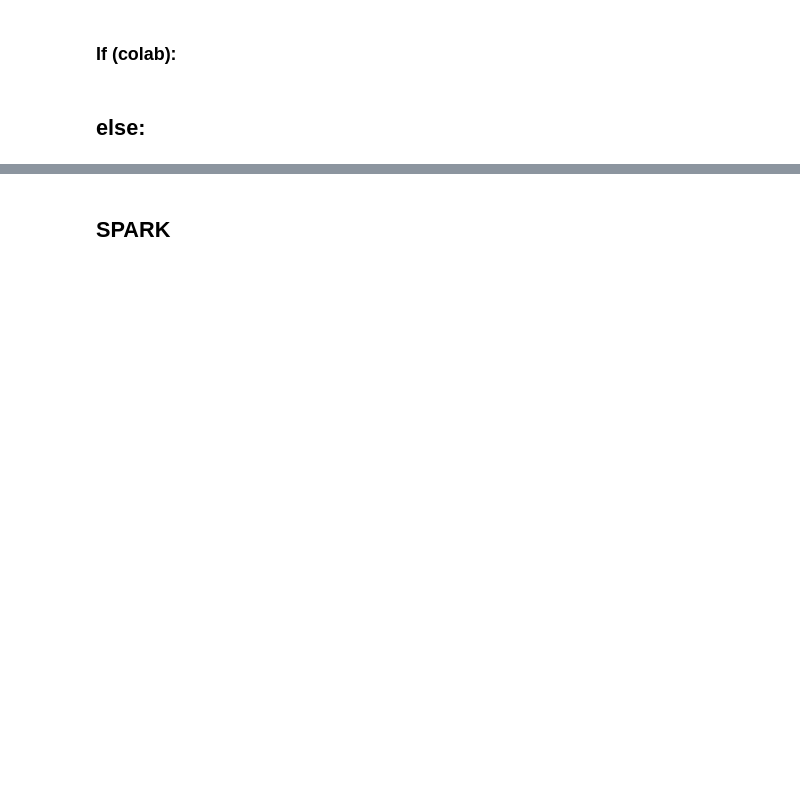
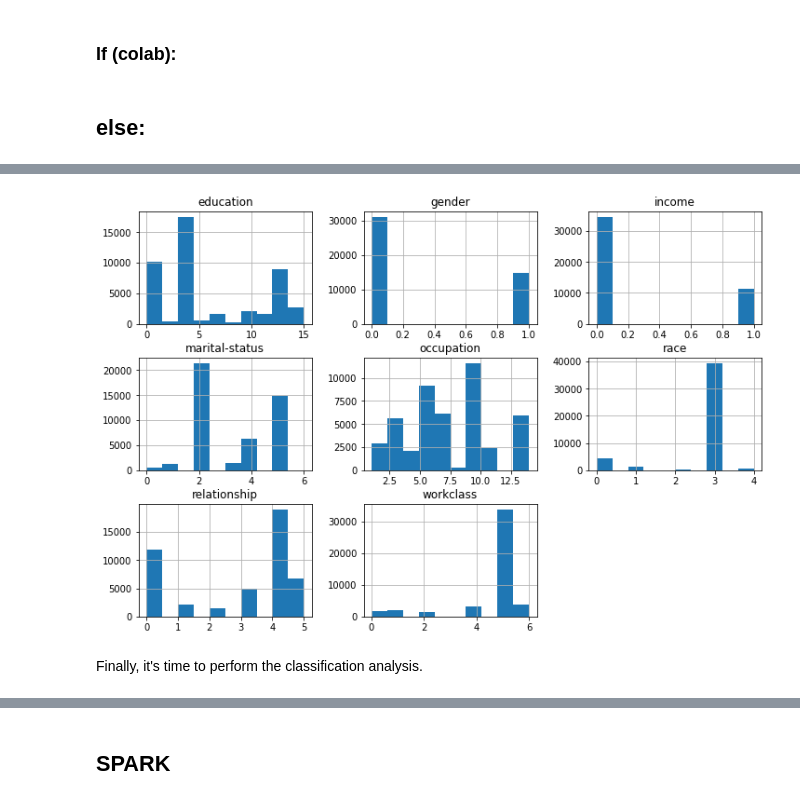
Before and after one commit to marcomilanesio/marcomilanesio.github.io, a Jupyter notebook: material/8/salary.ipynb, the cells around one changed output, grey strips where cells are left out. Cells and saved outputs as stored; diff of their text form; code cells hidden in the pictures; blank space fills up the shorter version.

```diff
--- a/material/8/salary.ipynb
+++ b/material/8/salary.ipynb
@@ -17,0 +158,7 @@ print(df.columns)
+# %%
+df.hist(figsize=(12,8))
+plt.show()
+# %% [output]
+[figure, added]
+# %% [markdown]
+Finally, it's time to perform the classification analysis.
```
Also changed, not shown: parts of 27 cells of this notebook, 1 other file.
